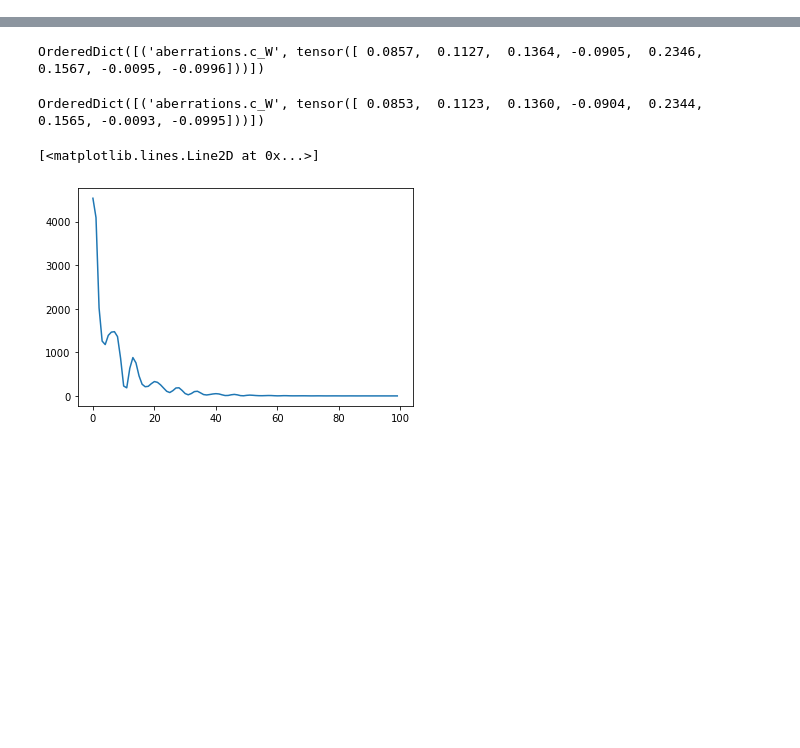
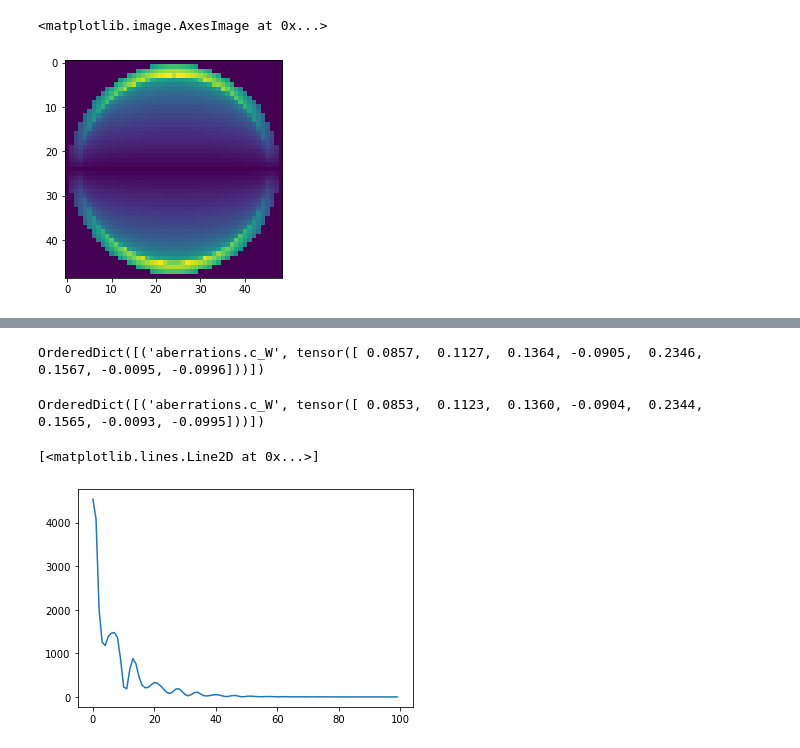
Before and after one commit to rodguti90/pyPSFstack, a Jupyter notebook: pytorch_tests.ipynb, the cells around one changed output, grey strips where cells are left out. Cells and saved outputs as stored; diff of their text form; code cells hidden in the pictures; blank space fills up the shorter version.

```diff
--- a/pytorch_tests.ipynb
+++ b/pytorch_tests.ipynb
@@ -22,0 +22,30 @@ model_retrieve = ScalarPSF(jmax=10).to(device)
+# %%
+numerical_aperture = 1.49
+magnification = 100
+ni = 1.33
+nf = 1.518
+cam_pixel_size = 6500
+distance_coverslip = 30
+wavelength = 525
+# %%
+
+angle_i = 0; angle_f = np.pi/2; angle_step = np.pi/4
+
+model_measured2 = IncoherentPSF(
+                 pol_analyzer='quarter2pol',
+                 angle_list=np.arange(angle_i,angle_f+angle_step,angle_step),
+                 aperture_size=numerical_aperture / nf,
+                 computation_size=wavelength*magnification/(cam_pixel_size*nf),
+                 N_pts=128,
+                 ni=1.33,
+                 nf=1.518,
+                 delta=0.1,
+                 c=1.24*np.pi,
+                 jmax=[15]*5,
+                 index_convention='fringe'
+                 )
+# %%
+plt.imshow(np.abs(model_measured2.source.green[...,0,2]))
+# %% [output]
+<matplotlib.image.AxesImage at 0x...>
+[figure, added]
```
Also changed, not shown: parts of 13 cells of this notebook, 6 other files.
